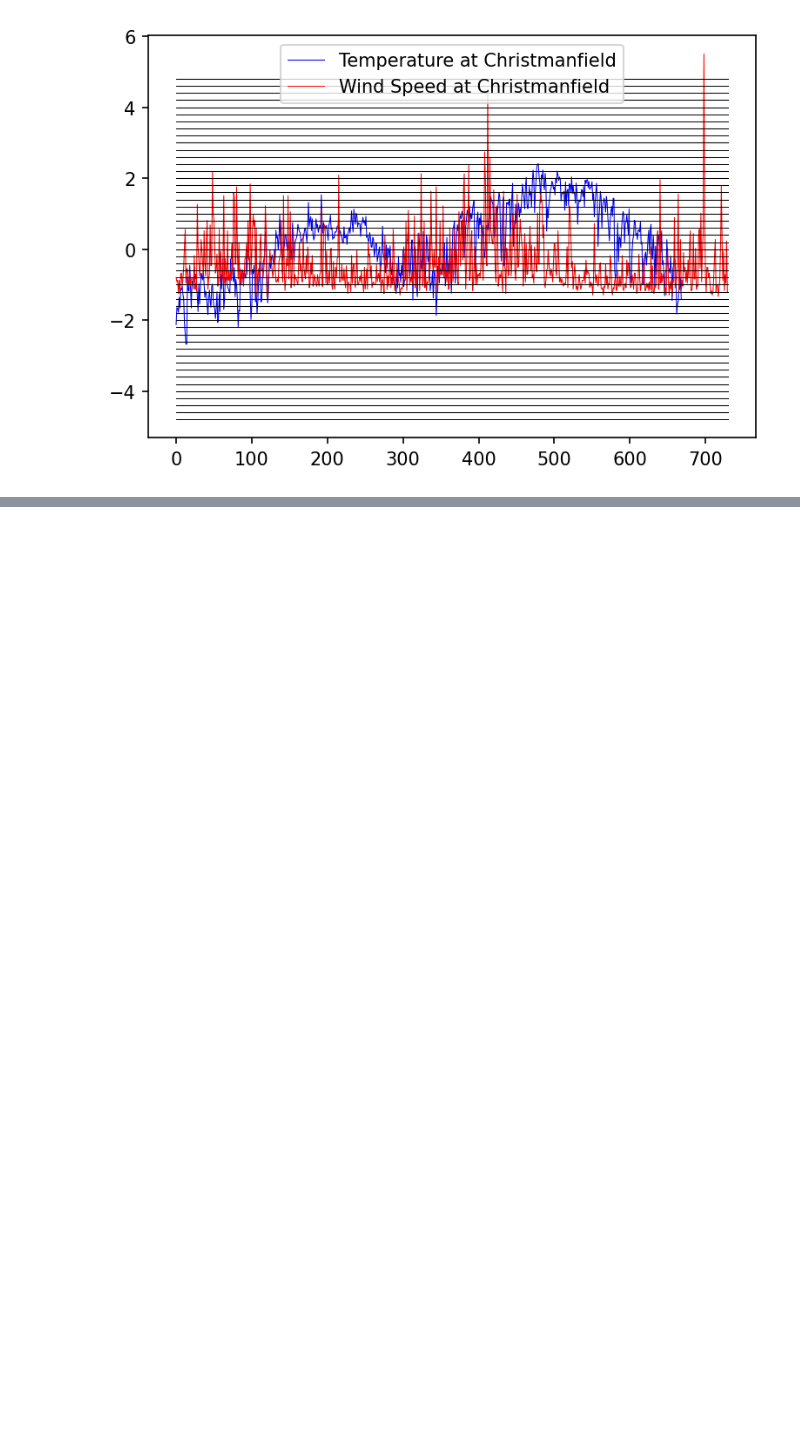
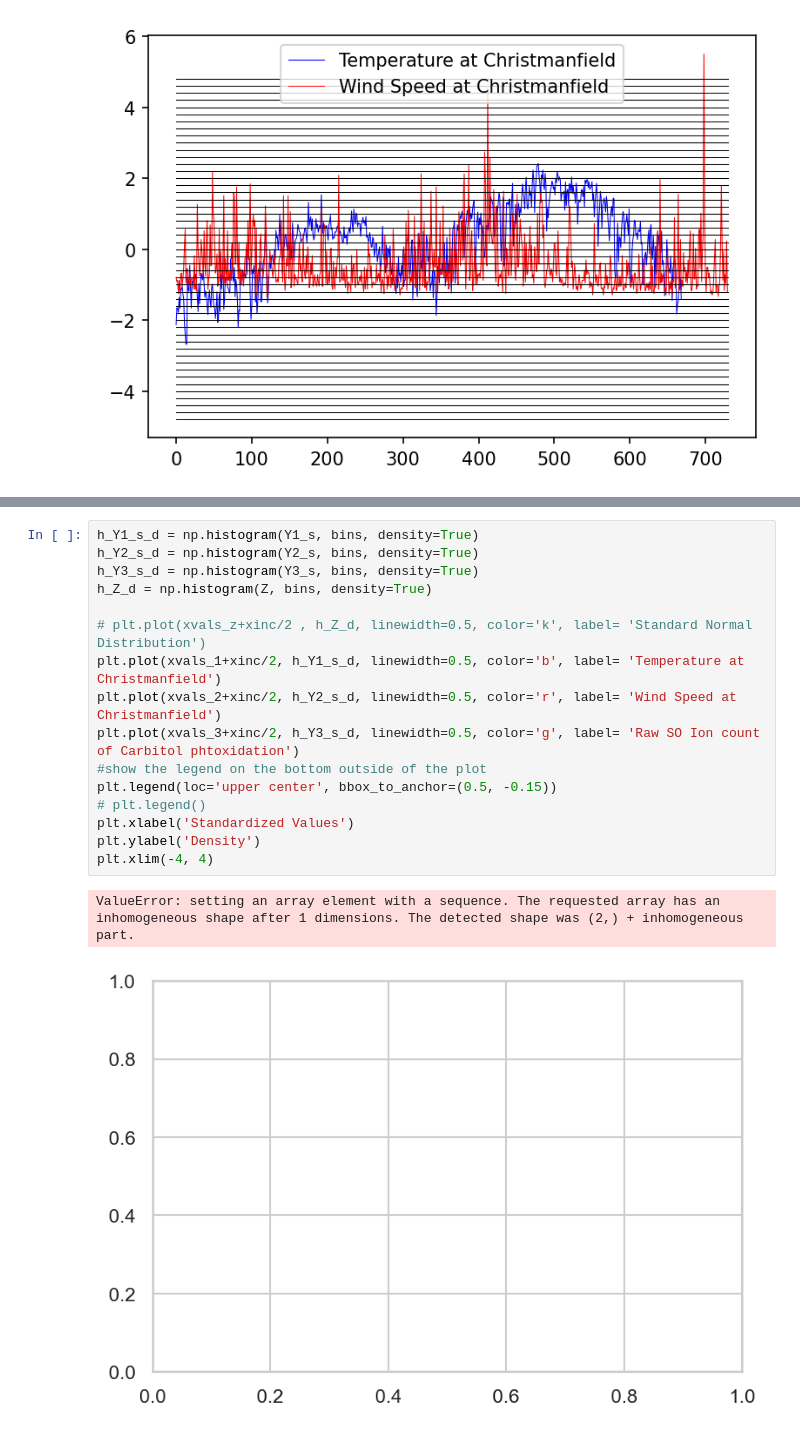
Before and after one commit to masoud-akbarzadeh/Objective_analysis_HW, a Jupyter notebook: HW1/HW1_problem1.ipynb, the cells around one changed output, grey strips where cells are left out. Drawn from its saved outputs; the diff is of its cells as text; blank space fills up the shorter version.

```diff
--- a/HW1/HW1_problem1.ipynb
+++ b/HW1/HW1_problem1.ipynb
@@ -109,3 +148,22 @@ Text(0, 0.5, 'Density')
+# %%
+h_Y1_s_d = np.histogram(Y1_s, bins, density=True)
+h_Y2_s_d = np.histogram(Y2_s, bins, density=True)
+h_Y3_s_d = np.histogram(Y3_s, bins, density=True)
+h_Z_d = np.histogram(Z, bins, density=True)
+
+# plt.plot(xvals_z+xinc/2 , h_Z_d, linewidth=0.5, color='k', label= 'Standard Normal Distribution')
+plt.plot(xvals_1+xinc/2, h_Y1_s_d, linewidth=0.5, color='b', label= 'Temperature at Christmanfield')
+plt.plot(xvals_2+xinc/2, h_Y2_s_d, linewidth=0.5, color='r', label= 'Wind Speed at Christmanfield')
+plt.plot(xvals_3+xinc/2, h_Y3_s_d, linewidth=0.5, color='g', label= 'Raw SO Ion count of Carbitol phtoxidation')
+#show the legend on the bottom outside of the plot
+plt.legend(loc='upper center', bbox_to_anchor=(0.5, -0.15))
+# plt.legend()
+plt.xlabel('Standardized Values')
+plt.ylabel('Density')
+plt.xlim(-4, 4)
+# %% [output]
+ValueError: setting an array element with a sequence. The requested array has an inhomogeneous shape after 1 dimensions. The detected shape was (2,) + inhomogeneous part.
+[figure, added]
 # %%
 # plotting the histogram of the standardized values
 fig = plt.figure()
```
Also changed, not shown: parts of 20 cells of this notebook, 1 other file.
